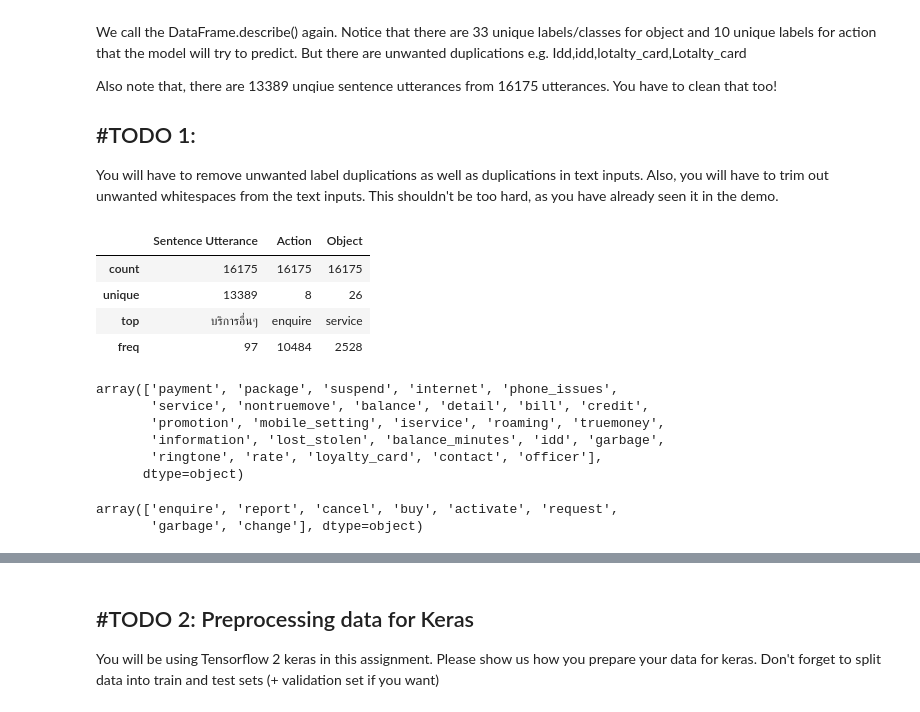
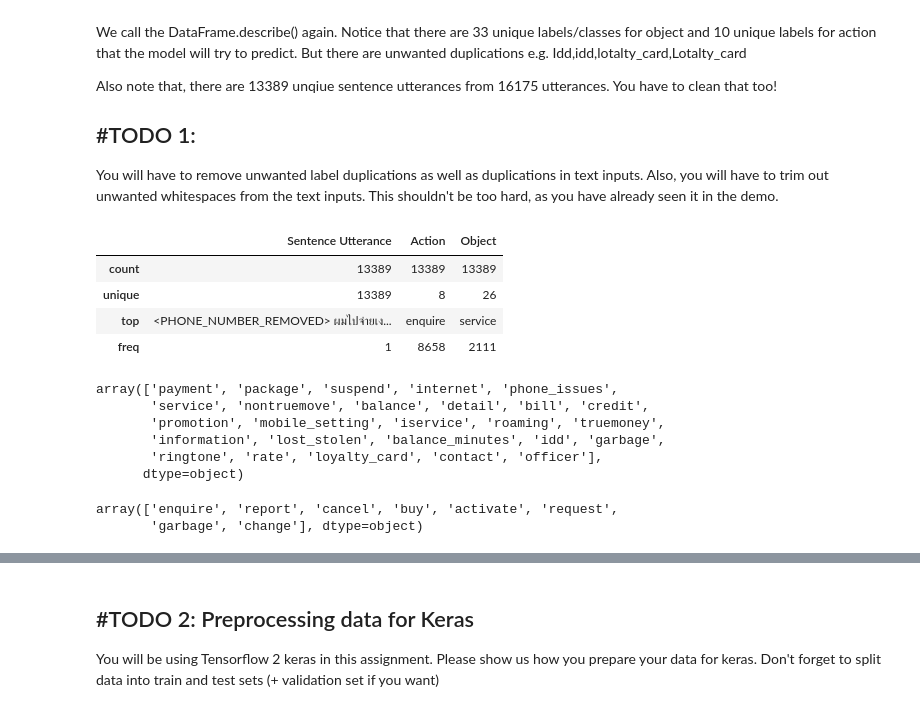
Before and after one commit to Grumpy-Mephisto/KMITL, a Jupyter notebook: Natural Language Processing/02-assignment/Assignment 2 - Text classification.ipynb, the cells around one changed output, grey strips where cells are left out. Saved outputs shown, nothing was run; the diff lists cells and outputs as text; code cells hidden in the pictures.

```diff
--- a/Natural Language Processing/02-assignment/Assignment 2 - Text classification.ipynb
+++ b/Natural Language Processing/02-assignment/Assignment 2 - Text classification.ipynb
@@ -91,20 +95,20 @@ You will have to remove unwanted label duplications as well as duplications in t
 Also, you will have to trim out unwanted whitespaces from the text inputs.
 This shouldn't be too hard, as you have already seen it in the demo.
 # %%
-# 1. Convert the Object and Action columns to lowercase
-# 2. Clean the Object and Action columns by removing any leading or trailing white spaces
 data_df["Object"] = data_df["Object"].str.lower().str.strip()
 data_df["Action"] = data_df["Action"].str.lower().str.strip()
+# data_df = data_df.groupby("Sentence Utterance").first().reset_index()
+data_df = data_df.drop_duplicates(subset=["Sentence Utterance"])
 
 display(data_df.describe())
 display(data_df.Object.unique())
 display(data_df.Action.unique())
 # %% [output]
 |  | Sentence Utterance | Action | Object |
-| count | 16175 | 16175 | 16175 |
+| count | 13389 | 13389 | 13389 |
 | unique | 13389 | 8 | 26 |
-| top | บริการอื่นๆ | enquire | service |
-| freq | 97 | 10484 | 2528 |
+| top | <PHONE_NUMBER_REMOVED> ผมไปจ่ายเง... | enquire | service |
+| freq | 1 | 8658 | 2111 |
 array(['payment', 'package', 'suspend', 'internet', 'phone_issues',
        'service', 'nontruemove', 'balance', 'detail', 'bill', 'credit',
        'promotion', 'mobile_setting', 'iservice', 'roaming', 'truemoney',
```
Also changed, not shown: parts of 38 cells of this notebook.
